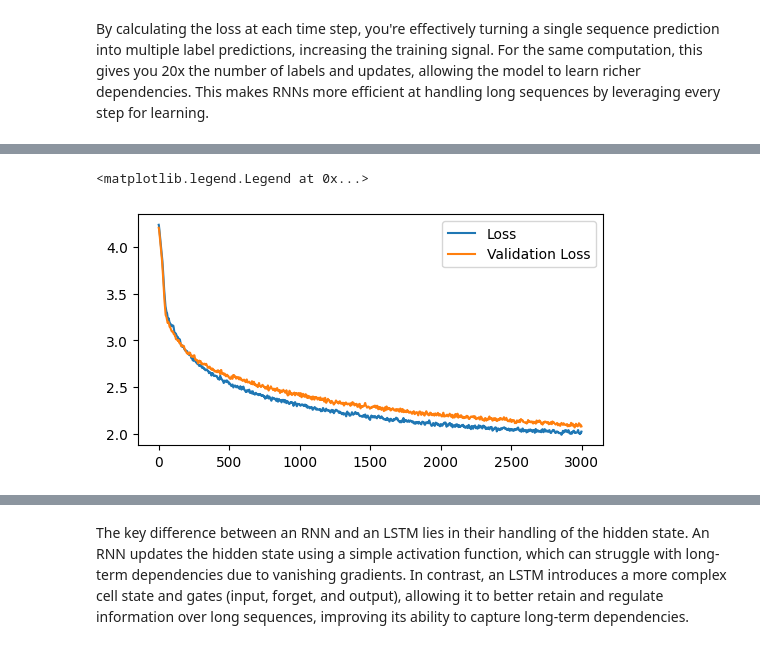
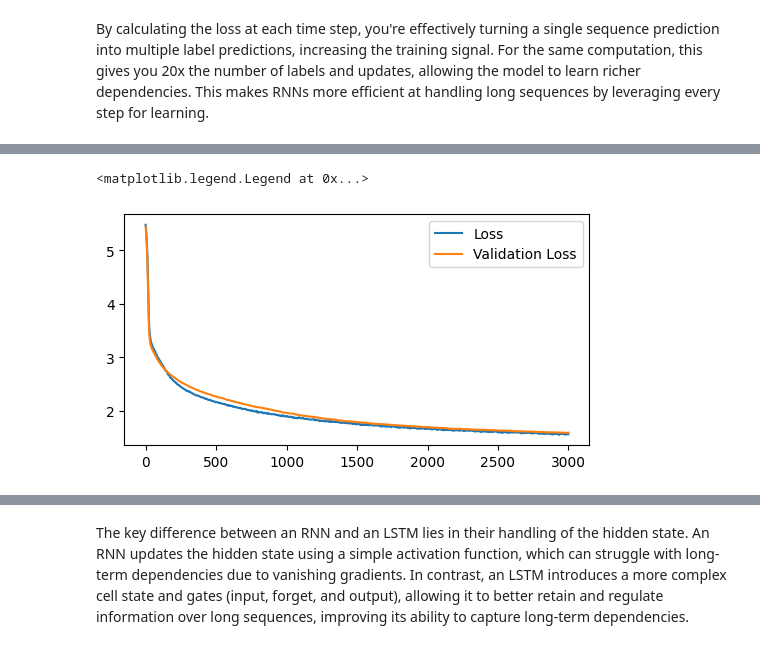
Before and after one commit to LucaM185/GPTs-from-scratch, a Jupyter notebook: 5.5 - RNN.ipynb, the cells around one changed output, grey strips where cells are left out. Saved outputs shown, nothing was run; the diff lists cells and outputs as text; code cells hidden in the pictures.

```diff
--- a/5.5 - RNN.ipynb
+++ b/5.5 - RNN.ipynb
@@ -59,9 +59,8 @@ class RNN(nn.Module):
 
         return self.fcxy(state)
 
-
 device = torch.device("cuda:0" if torch.cuda.is_available() else "cpu")
-model = RNN(emb_size=10, hidden_size=256).to(device)
+model = RNN(emb_size=32, hidden_size=256).to(device)
 print(f"Millions of parameters: {sum(p.numel() for p in model.parameters())/1e6:.2f}")
 
 epochs = 3000
@@ -117,14 +116,13 @@ inttotext = {n:elm for n, elm in enumerate(set(load))}
 dataset = [texttoint[c] for c in load]
 
 vocab_size = len(texttoint)
-sequence_length = 20
+sequence_length = 150
 
 sequences = torch.tensor([dataset[i:-sequence_length+i-1] for i in range(sequence_length+1)]).T
 inputs = sequences[2000:, :-1]
 labels = sequences[2000:, 1:]
 # going from predicting the last character to predicting the next character at every step
 # Note the difference between sequences[2000:, 1:] and sequences[2000:, -1] in the previous cell
-
 val_inputs = sequences[:2000, :-1]
 val_labels = sequences[:2000, 1:]
 # %%
@@ -133,23 +131,23 @@ class RNN(nn.Module):
         super().__init__()
         self.embeddings = nn.Embedding(vocab_size, emb_size)
         self.fcxh = nn.Linear(emb_size, hidden_size)
+        self.fcxy = nn.Linear(hidden_size, vocab_size)
         self.fchh = nn.Linear(hidden_size, hidden_size)
-        self.fcxy = nn.Linear(hidden_size, vocab_size)
 
     def forward(self, inputs):
         emb = self.embeddings(inputs) # removed flatten, shape is (batch_size, sequence_length, emb_size)
         state = torch.zeros(inputs.shape[0], self.fchh.weight.shape[0]).to(device) # (batch_size, hidden_size)
-        states = torch.zeros(inputs.shape[0], inputs.shape[1], self.fchh.weight.shape[0])
 
+        out = []
         for elm in range(emb.shape[1]):
             state = torch.tanh(self.fcxh(emb[:, elm]) + self.fchh(state))
-            states[:, elm] = state
+            out.append(self.fcxy(state))
 
-        return self.fcxy(states)
+        return torch.stack(out[:], dim=1) # (batch_size, sequence_length, hidden_size)
 
 
 device = torch.device("cuda:0" if torch.cuda.is_available() else "cpu")
-model = RNN(emb_size=10, hidden_size=128).to(device)
+model = RNN(emb_size=32, hidden_size=256).to(device)
 print(f"Millions of parameters: {sum(p.numel() for p in model.parameters())/1e6:.2f}")
 
 epochs = 3000
@@ -163,7 +161,7 @@ for epoch in range(epochs):
     indexes = torch.randint(0, len(inputs), (batch_size,))
 
     pred = model(inputs[indexes].to(device))
-    loss = F.cross_entropy(pred.view(-1, 65), labels[indexes].view(-1).to(device))
+    loss = F.cross_entropy(pred.view(-1, vocab_size), labels[indexes].to(device).view(-1))
 
     loss.backward()
     optimizer.step()
@@ -174,9 +172,8 @@ for epoch in range(epochs):
         print(f"Epoch {epoch:_>4d} - Loss: {loss.item():.3f}")
 
     with torch.no_grad():
-        indexes = torch.randint(0, len(val_inputs), (batch_size,))
-        pred = model(val_inputs[indexes].to(device))
-        vloss = F.cross_entropy(pred.view(-1, 65), val_labels[indexes].view(-1).to(device))
+        pred = model(val_inputs.to(device))
+        vloss = F.cross_entropy(pred.reshape(-1, vocab_size), val_labels.to(device).reshape(-1))
         vlossi.append(vloss.item())
 
 from scipy.ndimage import gaussian_filter1d
@@ -199,2 +196,2 @@ Epoch 2700 - Loss: 2.029
 <matplotlib.legend.Legend at 0x...>
-[figure, old version]
+[figure, new version]
```
Also changed, not shown: parts of 9 cells of this notebook, 5 other files.
